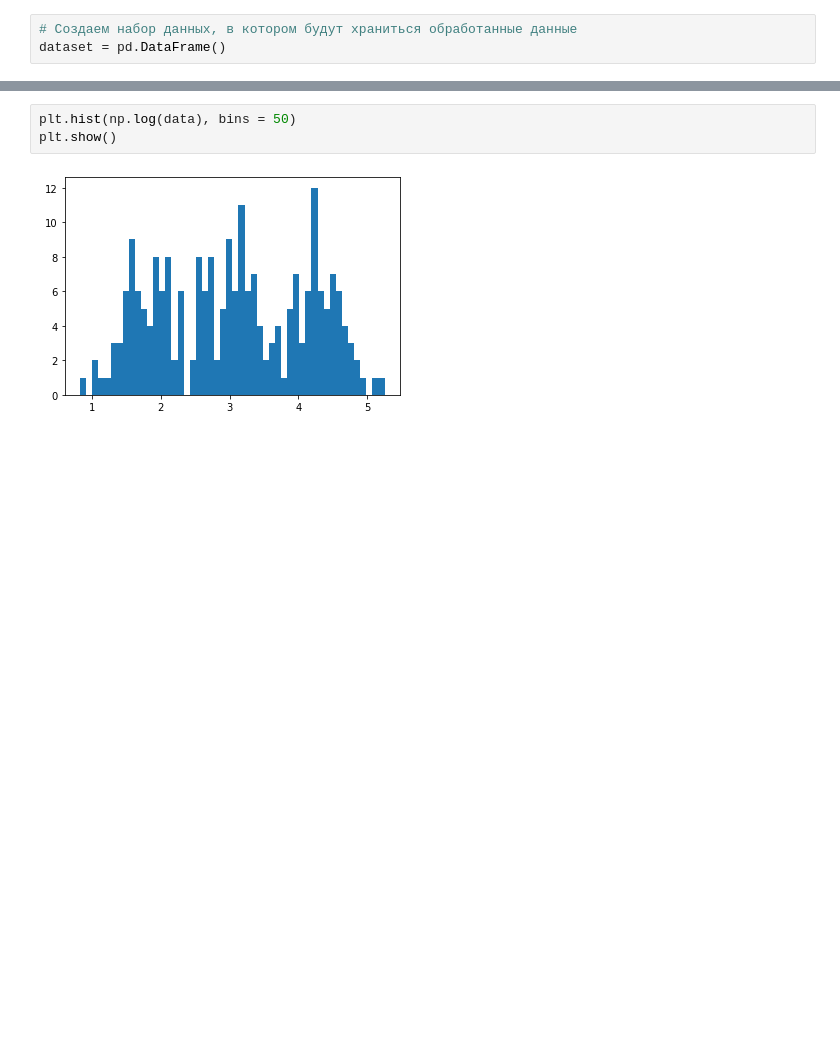
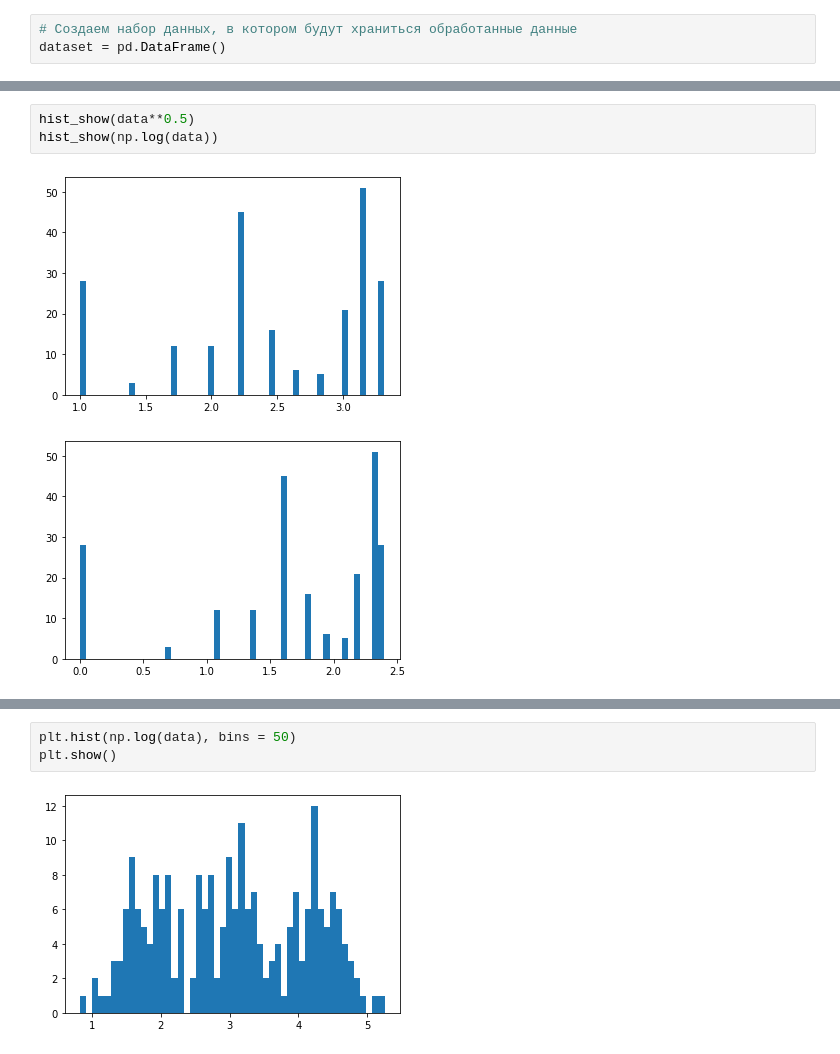
Before and after one commit to pompywka228/term_works_2020_1, a Jupyter notebook: Червинский Владислав ИСТ-18-1/data_preparation.ipynb, the cells around one changed output, grey strips where cells are left out. Saved outputs shown, nothing was run; the diff lists cells and outputs as text; blank space fills up the shorter version.

```diff
--- a/Червинский Владислав ИСТ-18-1/data_preparation.ipynb
+++ b/Червинский Владислав ИСТ-18-1/data_preparation.ipynb
@@ -45,0 +58,6 @@ plt.show()
+# %%
+hist_show(data**0.5)
+hist_show(np.log(data))
+# %% [output]
+[figure, added]
+[figure, added]
```
Also changed, not shown: parts of 76 cells of this notebook, 1 other file.
